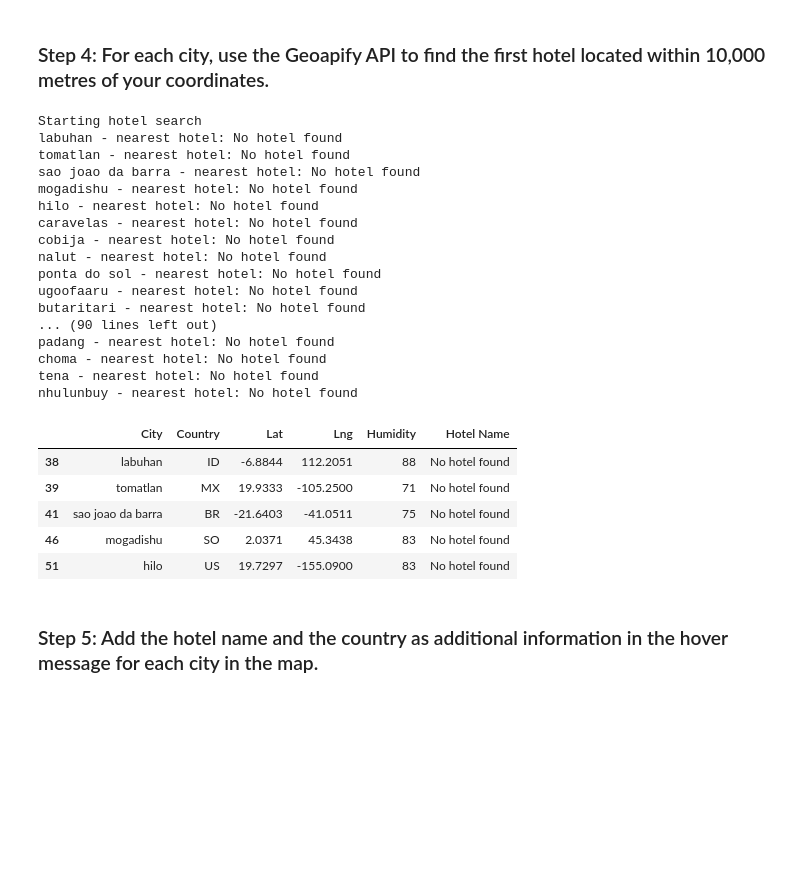
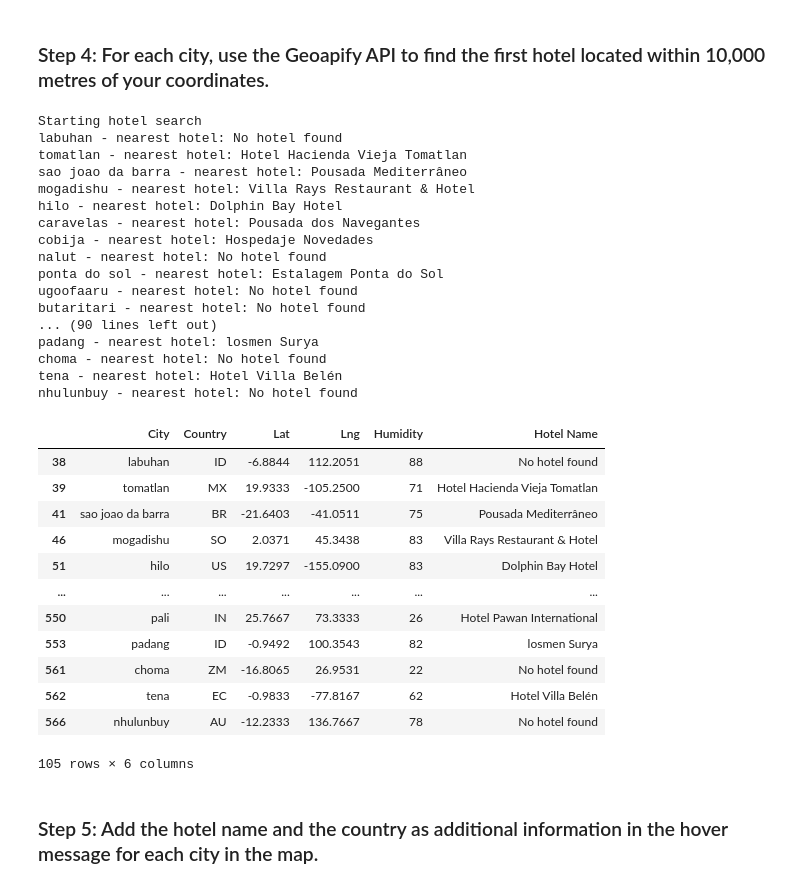
Before and after one commit to christanner1014/WeatherPy, a Jupyter notebook: starter_code/VacationPy.ipynb, the cells around one changed output. Drawn from its saved outputs; the diff is of its cells as text; code cells hidden in the pictures; blank space fills up the shorter version.

```diff
--- a/starter_code/VacationPy.ipynb
+++ b/starter_code/VacationPy.ipynb
@@ -97,10 +97,11 @@ hotel_df.head()
 ### Step 4: For each city, use the Geoapify API to find the first hotel located within 10,000 metres of your coordinates.
 # %%
 # Set parameters to search for a hotel
-radius = 10000  # You can adjust the radius as needed
+radius = 10000
 params = {
-    "filters": "accommodation.hotel",
-    "bias": "proximity",
+    "apiKey" : geoapify_key,
+    "categories" : "accommodation.hotel",
+    "limit" : 20
 }
 
 # Print a message to follow up the hotel search
@@ -108,58 +109,66 @@ print("Starting hotel search")
 
 # Iterate through the hotel_df DataFrame
 for index, row in hotel_df.iterrows():
-    # Get latitude, longitude from the DataFrame
-    lat = row["Lat"]
-    lng = row["Lng"]
+    # get latitude, longitude from the DataFrame
+    lat, lng = row["Lat"], row["Lng"]
 
     # Add filter and bias parameters with the current city's latitude and longitude to the params dictionary
-    params["filter"] = f"point:{lng},{lat}"
-    params["bias"] = f"point:{lng},{lat}"
+    params["filter"] = f"circle:{lng},{lat},{radius}"
+    params["bias"] = f"proximity:{lng},{lat}"
 
     # Set base URL
     base_url = "https://api.geoapify.com/v2/places"
 
-    # Make an API request using the params dictionary
+
+    # Make and API request using the params dictionaty
     name_address = requests.get(base_url, params=params)
+
 
     # Convert the API response to JSON format
     name_address = name_address.json()
 
     # Grab the first hotel from the results and store the name in the hotel_df DataFrame
     try:
         hotel_df.loc[index, "Hotel Name"] = name_address["features"][0]["properties"]["name"]
     except (KeyError, IndexError):
         # If no hotel is found, set the hotel name as "No hotel found".
         hotel_df.loc[index, "Hotel Name"] = "No hotel found"
 
     # Log the search results
     print(f"{hotel_df.loc[index, 'City']} - nearest hotel: {hotel_df.loc[index, 'Hotel Name']}")
 
 # Display sample data
-hotel_df.head()
+hotel_df
 # %% [output]
 Starting hotel search
 labuhan - nearest hotel: No hotel found
-tomatlan - nearest hotel: No hotel found
-sao joao da barra - nearest hotel: No hotel found
-mogadishu - nearest hotel: No hotel found
-hilo - nearest hotel: No hotel found
-caravelas - nearest hotel: No hotel found
-cobija - nearest hotel: No hotel found
+tomatlan - nearest hotel: Hotel Hacienda Vieja Tomatlan
+sao joao da barra - nearest hotel: Pousada Mediterrâneo
+mogadishu - nearest hotel: Villa Rays Restaurant & Hotel
+hilo - nearest hotel: Dolphin Bay Hotel
+caravelas - nearest hotel: Pousada dos Navegantes
+cobija - nearest hotel: Hospedaje Novedades
 nalut - nearest hotel: No hotel found
-ponta do sol - nearest hotel: No hotel found
+ponta do sol - nearest hotel: Estalagem Ponta do Sol
 ugoofaaru - nearest hotel: No hotel found
 butaritari - nearest hotel: No hotel found
 ... (90 lines left out)
-padang - nearest hotel: No hotel found
+padang - nearest hotel: losmen Surya
 choma - nearest hotel: No hotel found
-tena - nearest hotel: No hotel found
+tena - nearest hotel: Hotel Villa Belén
 nhulunbuy - nearest hotel: No hotel found
 |  | City | Country | Lat | Lng | Humidity | Hotel Name |
 | 38 | labuhan | ID | -6.8844 | 112.2051 | 88 | No hotel found |
-| 39 | tomatlan | MX | 19.9333 | -105.2500 | 71 | No hotel found |
-| 41 | sao joao da barra | BR | -21.6403 | -41.0511 | 75 | No hotel found |
-| 46 | mogadishu | SO | 2.0371 | 45.3438 | 83 | No hotel found |
-| 51 | hilo | US | 19.7297 | -155.0900 | 83 | No hotel found |
+| 39 | tomatlan | MX | 19.9333 | -105.2500 | 71 | Hotel Hacienda Vieja Tomatlan |
+| 41 | sao joao da barra | BR | -21.6403 | -41.0511 | 75 | Pousada Mediterrâneo |
+| 46 | mogadishu | SO | 2.0371 | 45.3438 | 83 | Villa Rays Restaurant & Hotel |
+| 51 | hilo | US | 19.7297 | -155.0900 | 83 | Dolphin Bay Hotel |
+| ... | ... | ... | ... | ... | ... | ... |
+| 550 | pali | IN | 25.7667 | 73.3333 | 26 | Hotel Pawan International |
+| 553 | padang | ID | -0.9492 | 100.3543 | 82 | losmen Surya |
+| 561 | choma | ZM | -16.8065 | 26.9531 | 22 | No hotel found |
+| 562 | tena | EC | -0.9833 | -77.8167 | 62 | Hotel Villa Belén |
+| 566 | nhulunbuy | AU | -12.2333 | 136.7667 | 78 | No hotel found |
+105 rows × 6 columns
 # %% [markdown]
 ### Step 5: Add the hotel name and the country as additional information in the hover message for each city in the map.
```
Also changed, not shown: parts of 3 cells of this notebook, 7 other files.
